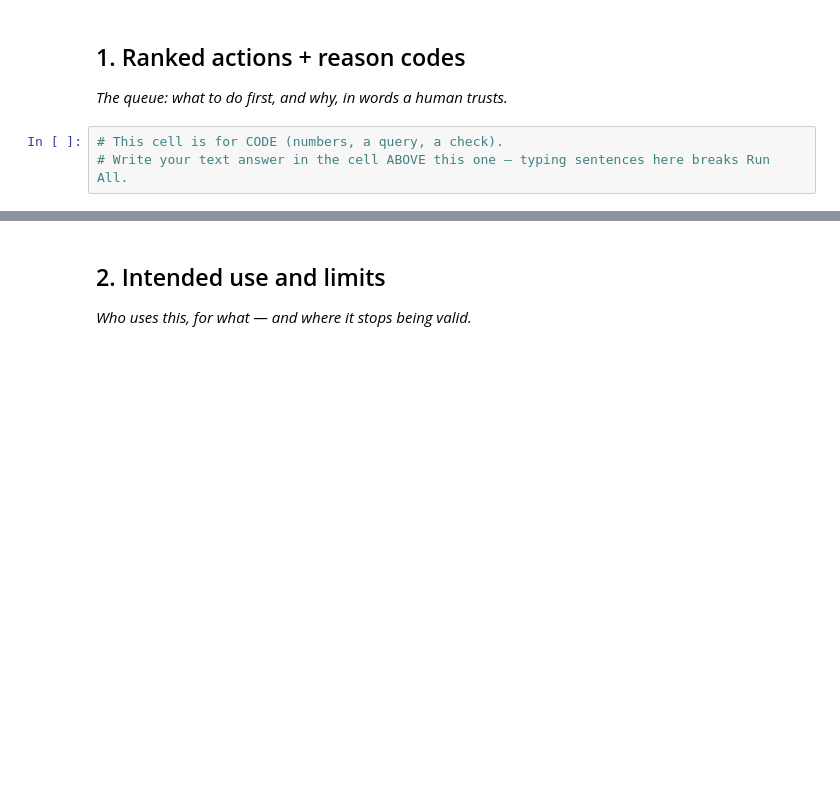
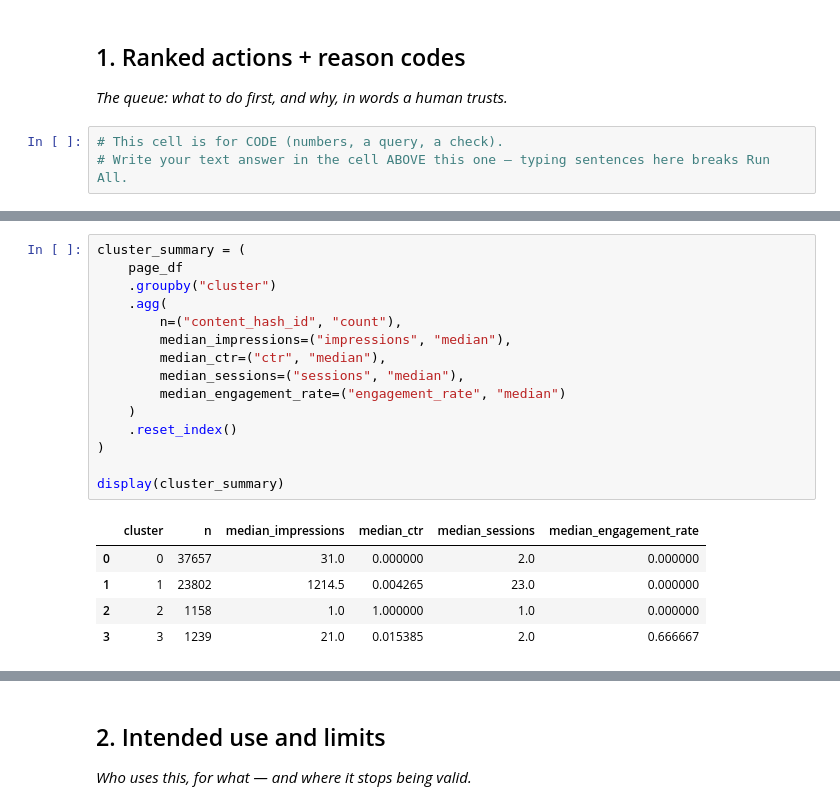
Before and after one commit to nando135/flyrank_ml_1, a Jupyter notebook: work/notebooks/w07_action_playbook.ipynb, the cells around one changed output, grey strips where cells are left out. Drawn from its saved outputs; the diff is of its cells as text; blank space fills up the shorter version.

```diff
--- a/work/notebooks/w07_action_playbook.ipynb
+++ b/work/notebooks/w07_action_playbook.ipynb
@@ -15,0 +158,21 @@ This skeleton is yours to fill. Work the sections **in order** — each one has
+# %%
+cluster_summary = (
+    page_df
+    .groupby("cluster")
+    .agg(
+        n=("content_hash_id", "count"),
+        median_impressions=("impressions", "median"),
+        median_ctr=("ctr", "median"),
+        median_sessions=("sessions", "median"),
+        median_engagement_rate=("engagement_rate", "median")
+    )
+    .reset_index()
+)
+
+display(cluster_summary)
+# %% [output]
+|  | cluster | n | median_impressions | median_ctr | median_sessions | median_engagement_rate |
+| 0 | 0 | 37657 | 31.0 | 0.000000 | 2.0 | 0.000000 |
+| 1 | 1 | 23802 | 1214.5 | 0.004265 | 23.0 | 0.000000 |
+| 2 | 2 | 1158 | 1.0 | 1.000000 | 1.0 | 0.000000 |
+| 3 | 3 | 1239 | 21.0 | 0.015385 | 2.0 | 0.666667 |
```
Also changed, not shown: parts of 11 cells of this notebook.
